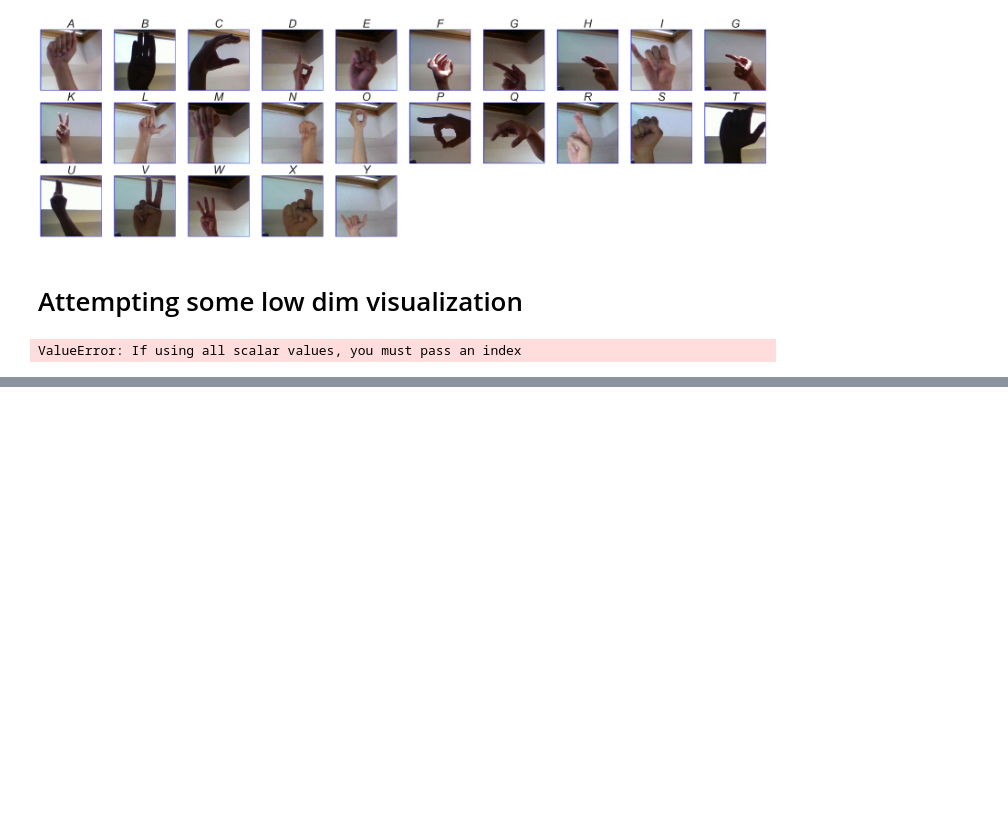
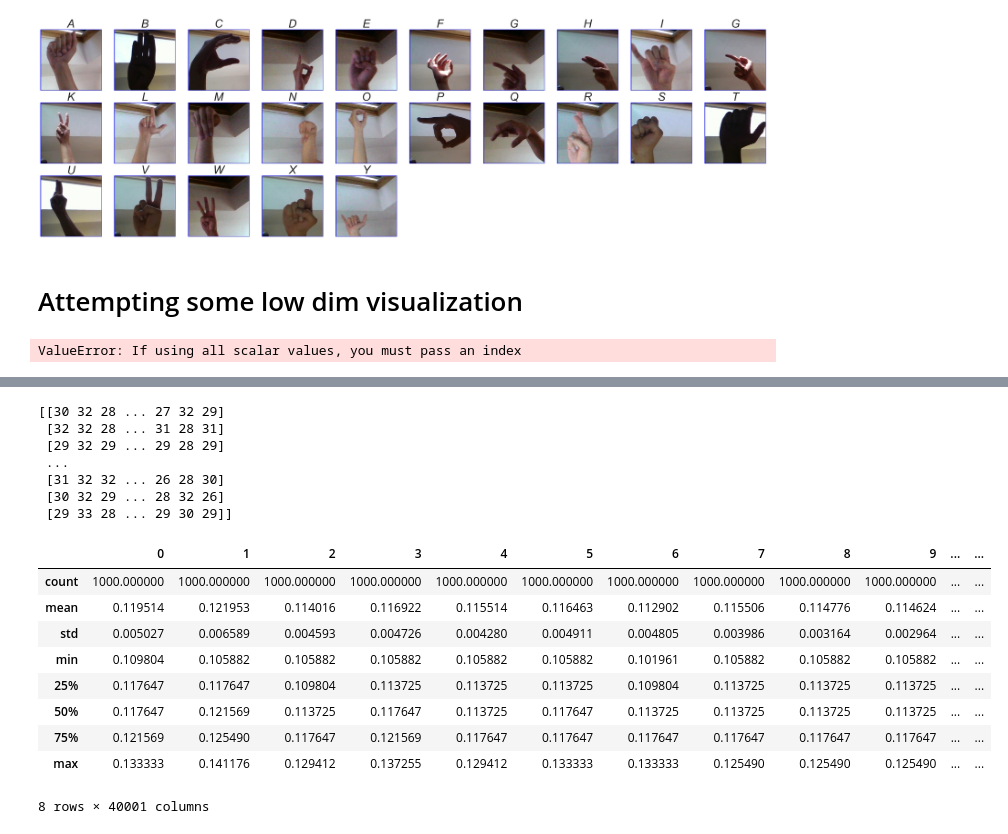
Before and after one commit to teostereciu/mlp, a Jupyter notebook: notebooks/explore.ipynb, the cells around one changed output, grey strips where cells are left out. Saved outputs shown, nothing was run; the diff lists cells and outputs as text; code cells hidden in the pictures; blank space fills up the shorter version.

```diff
--- a/notebooks/explore.ipynb
+++ b/notebooks/explore.ipynb
@@ -143,23 +143,23 @@ for i in range(25):
 # Attempting some low dim visualization
 # %%
 # i could not get cv2 to work in pipenv
-import cv2
-
+#import cv2
+#
 # image to numbers
-def process_row(row):
-    filename = row["filename"]
-    label = row["category"]
-    # load
-    image = cv2.imread(train_path + "/" + categories[label] + "/" + filename)
-    # convert to grayscale
-    gray_image = cv2.cvtColor(image, cv2.COLOR_BGR2GRAY)
-    # flatten 2d tensor to 1d array
-    flat_image = gray_image.ravel()
-
-    new_row = pd.DataFrame({'image_array': [flat_image], 'label': label})
-    return new_row
-
-df.apply(process_row, axis=1, result_type="expand")
+#def process_row(row):
+#    filename = row["filename"]
+#    label = row["category"]
+#    # load
+#    image = cv2.imread(train_path + "/" + categories[label] + "/" + filename)
+#    # convert to grayscale
+#    gray_image = cv2.cvtColor(image, cv2.COLOR_BGR2GRAY)
+#    # flatten 2d tensor to 1d array
+#    flat_image = gray_image.ravel()
+#
+#    new_row = pd.DataFrame({'image_array': [flat_image], 'label': label})
+#    return new_row
+#
+#df.apply(process_row, axis=1, result_type="expand")
 # %% [output]
 ValueError: If using all scalar values, you must pass an index
 # %%
@@ -192,3 +210,30 @@ image_columns.describe()
+# %%
+x = np.array(image_columns.values)
+print(x)
+x_scaled = x / np.max(np.max(x))
+
+scaled_df = pd.DataFrame(x_scaled)
+scaled_df['label'] = result_df['label']
+
+scaled_df.describe()
+# %% [output]
+[[30 32 28 ... 27 32 29]
+ [32 32 28 ... 31 28 31]
+ [29 32 29 ... 29 28 29]
+ ...
+ [31 32 32 ... 26 28 30]
+ [30 32 29 ... 28 32 26]
+ [29 33 28 ... 29 30 29]]
+|  | 0 | 1 | 2 | 3 | 4 | 5 | 6 | 7 | 8 | 9 | ... | ... |
+| count | 1000.000000 | 1000.000000 | 1000.000000 | 1000.000000 | 1000.000000 | 1000.000000 | 1000.000000 | 1000.000000 | 1000.000000 | 1000.000000 | ... | ... |
+| mean | 0.119514 | 0.121953 | 0.114016 | 0.116922 | 0.115514 | 0.116463 | 0.112902 | 0.115506 | 0.114776 | 0.114624 | ... | ... |
+| std | 0.005027 | 0.006589 | 0.004593 | 0.004726 | 0.004280 | 0.004911 | 0.004805 | 0.003986 | 0.003164 | 0.002964 | ... | ... |
+| min | 0.109804 | 0.105882 | 0.105882 | 0.105882 | 0.105882 | 0.105882 | 0.101961 | 0.105882 | 0.105882 | 0.105882 | ... | ... |
+| 25% | 0.117647 | 0.117647 | 0.109804 | 0.113725 | 0.113725 | 0.113725 | 0.109804 | 0.113725 | 0.113725 | 0.113725 | ... | ... |
+| 50% | 0.117647 | 0.121569 | 0.113725 | 0.117647 | 0.113725 | 0.117647 | 0.113725 | 0.113725 | 0.113725 | 0.113725 | ... | ... |
+| 75% | 0.121569 | 0.125490 | 0.117647 | 0.121569 | 0.117647 | 0.117647 | 0.117647 | 0.117647 | 0.117647 | 0.117647 | ... | ... |
+| max | 0.133333 | 0.141176 | 0.129412 | 0.137255 | 0.129412 | 0.133333 | 0.133333 | 0.125490 | 0.125490 | 0.125490 | ... | ... |
+8 rows × 40001 columns
 # %%
 from sklearn.decomposition import PCA
 from sklearn.manifold import TSNE
```
Also changed, not shown: parts of 4 cells of this notebook.
